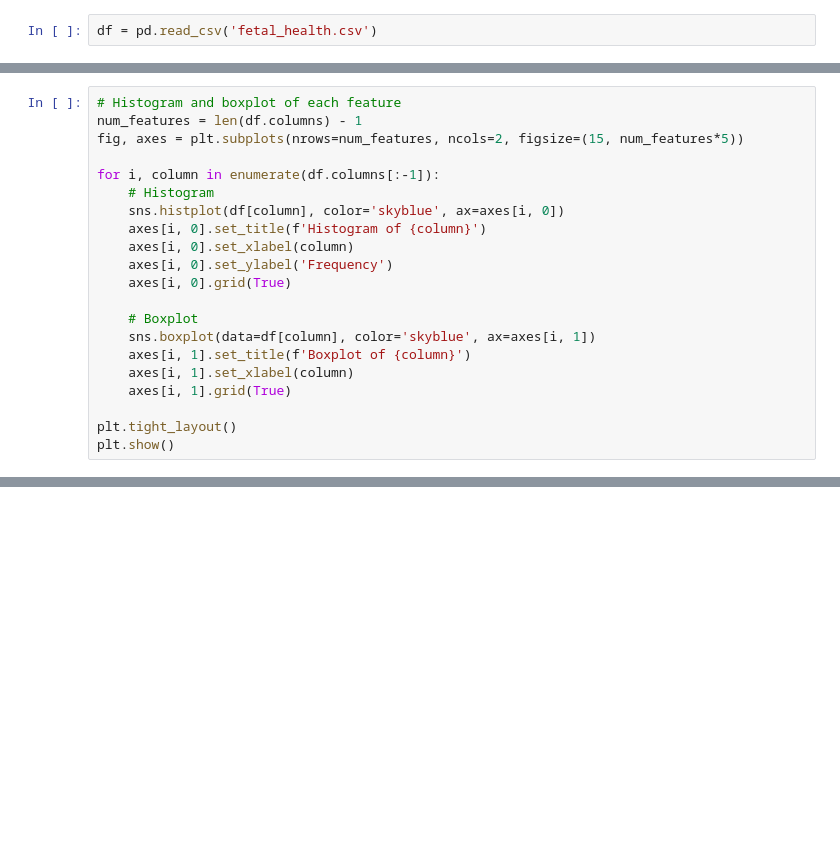
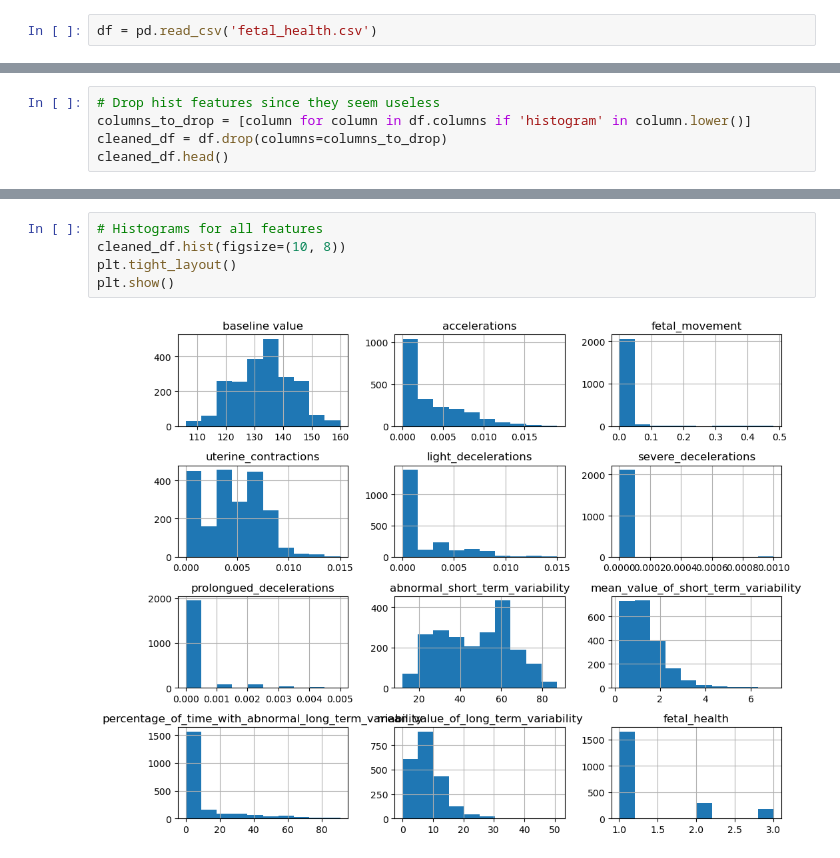
Before and after one commit to georgegmathew12/329e_project, a Jupyter notebook: 329_proj.ipynb, the cells around one changed output, grey strips where cells are left out. Drawn from its saved outputs; the diff is of its cells as text; blank space fills up the shorter version.

```diff
--- a/329_proj.ipynb
+++ b/329_proj.ipynb
@@ -85,21 +23,0 @@ brief text about section. boxplots, histograms, violin plots(?)
-# %%
-# Histogram and boxplot of each feature
-num_features = len(df.columns) - 1
-fig, axes = plt.subplots(nrows=num_features, ncols=2, figsize=(15, num_features*5))
-
-for i, column in enumerate(df.columns[:-1]):
-    # Histogram
-    sns.histplot(df[column], color='skyblue', ax=axes[i, 0])
-    axes[i, 0].set_title(f'Histogram of {column}')
-    axes[i, 0].set_xlabel(column)
-    axes[i, 0].set_ylabel('Frequency')
-    axes[i, 0].grid(True)
-
-    # Boxplot
-    sns.boxplot(data=df[column], color='skyblue', ax=axes[i, 1])
-    axes[i, 1].set_title(f'Boxplot of {column}')
-    axes[i, 1].set_xlabel(column)
-    axes[i, 1].grid(True)
-
-plt.tight_layout()
-plt.show()
@@ -107,0 +91,5 @@ plt.show()
+# %%
+# Drop hist features since they seem useless
+columns_to_drop = [column for column in df.columns if 'histogram' in column.lower()]
+cleaned_df = df.drop(columns=columns_to_drop)
+cleaned_df.head()
@@ -107,0 +126,7 @@ plt.show()
+# %%
+# Histograms for all features
+cleaned_df.hist(figsize=(10, 8))
+plt.tight_layout()
+plt.show()
+# %% [output]
+[figure, added]
```
Also changed, not shown: parts of 33 cells of this notebook.
